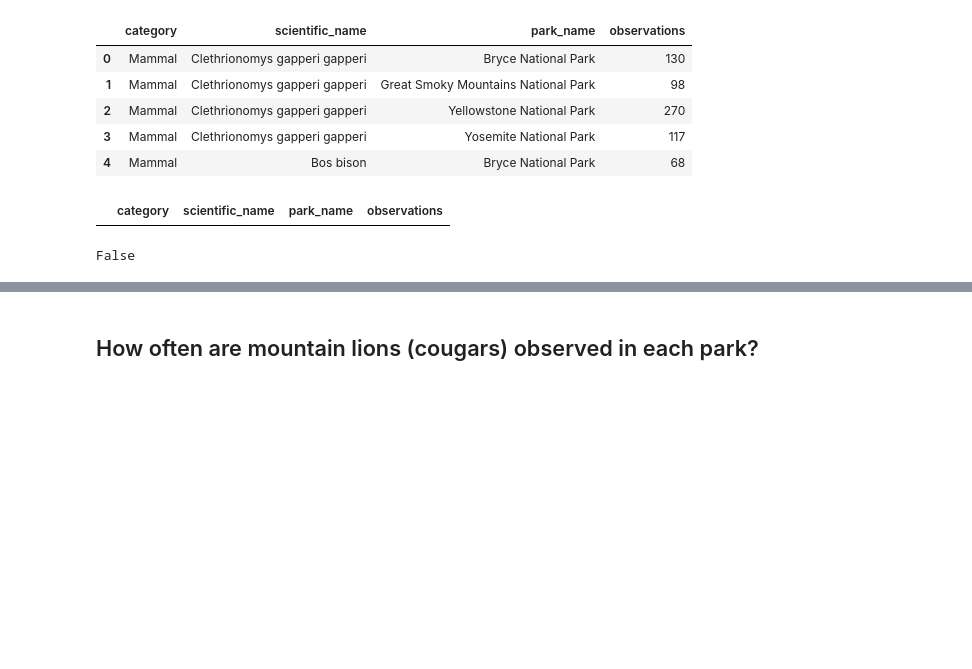
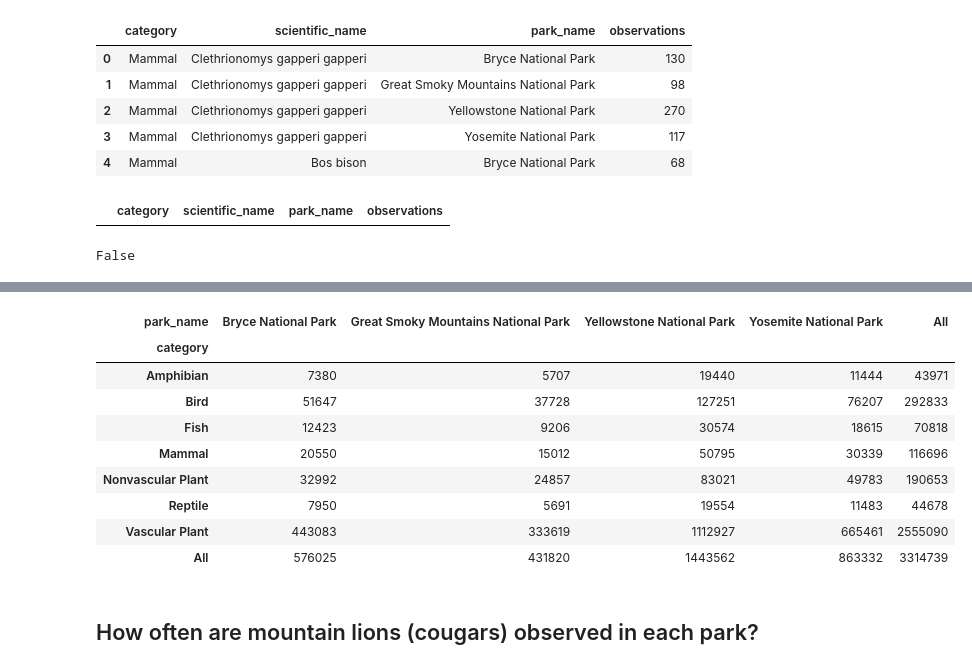
Before and after one commit to alena-skalon/US_parks_biodiversity, a Jupyter notebook: biodiversity.ipynb, the cells around one changed output, grey strips where cells are left out. Cells and saved outputs as stored; diff of their text form; code cells hidden in the pictures; blank space fills up the shorter version.

```diff
--- a/biodiversity.ipynb
+++ b/biodiversity.ipynb
@@ -481,3 +485,16 @@ ax.set(title = 'Species observed in U.S. National Parks', ylabel='', xlabel='Num
+# %%
+species_observations.pivot_table(values='observations', index='category', columns='park_name', aggfunc=sum, margins = True)
+# %% [output]
+| park_name | Bryce National Park | Great Smoky Mountains National Park | Yellowstone National Park | Yosemite National Park | All |
+| category |  |  |  |  |  |
+| Amphibian | 7380 | 5707 | 19440 | 11444 | 43971 |
+| Bird | 51647 | 37728 | 127251 | 76207 | 292833 |
+| Fish | 12423 | 9206 | 30574 | 18615 | 70818 |
+| Mammal | 20550 | 15012 | 50795 | 30339 | 116696 |
+| Nonvascular Plant | 32992 | 24857 | 83021 | 49783 | 190653 |
+| Reptile | 7950 | 5691 | 19554 | 11483 | 44678 |
+| Vascular Plant | 443083 | 333619 | 1112927 | 665461 | 2555090 |
+| All | 576025 | 431820 | 1443562 | 863332 | 3314739 |
 # %% [markdown]
 ## How often are mountain lions (cougars) observed in each park?
 # %% [markdown]
```
Also changed, not shown: parts of 5 cells of this notebook.
